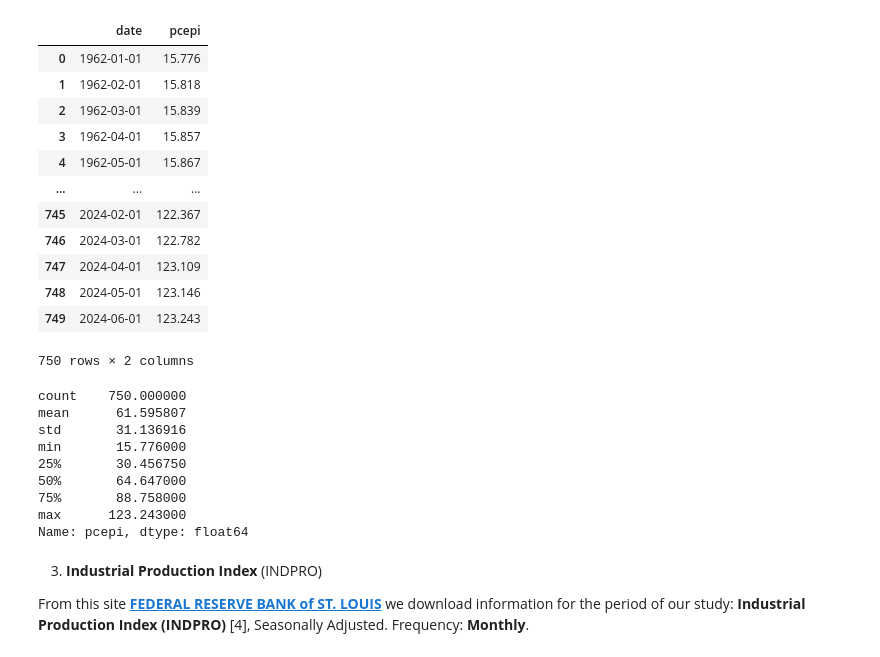
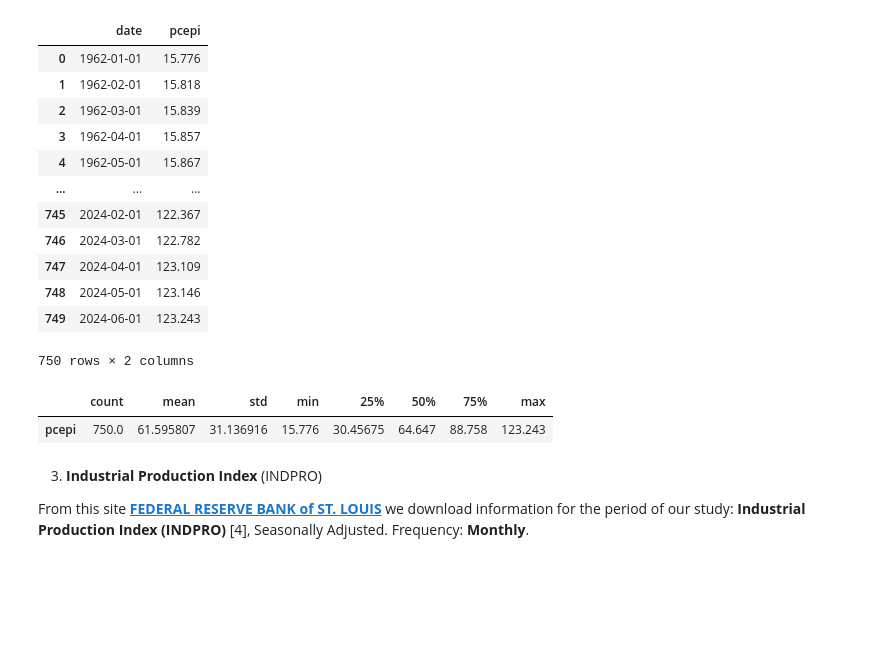
Before and after one commit to Engineer194/Analysis-of-the-US-Economy---Part-2, a Jupyter notebook: Macroeconomic Analysis of the US Economy - Part 2-v.1.ipynb, the cells around one changed output. Drawn from its saved outputs; the diff is of its cells as text; code cells hidden in the pictures; blank space fills up the shorter version.

```diff
--- a/Macroeconomic Analysis of the US Economy - Part 2-v.1.ipynb
+++ b/Macroeconomic Analysis of the US Economy - Part 2-v.1.ipynb
@@ -315,17 +315,10 @@ pcepi
 | 749 | 2024-06-01 | 123.243 |
 750 rows × 2 columns
 # %%
-pcepi['pcepi'].describe()
+pcepi.describe().T
 # %% [output]
-count    750.000000
-mean      61.595807
-std       31.136916
-min       15.776000
-25%       30.456750
-50%       64.647000
-75%       88.758000
-max      123.243000
-Name: pcepi, dtype: float64
+|  | count | mean | std | min | 25% | 50% | 75% | max |
+| pcepi | 750.0 | 61.595807 | 31.136916 | 15.776 | 30.45675 | 64.647 | 88.758 | 123.243 |
 # %% [markdown]
 3. **Industrial Production Index** (INDPRO)
 
```
Also changed, not shown: parts of 6 cells of this notebook.
